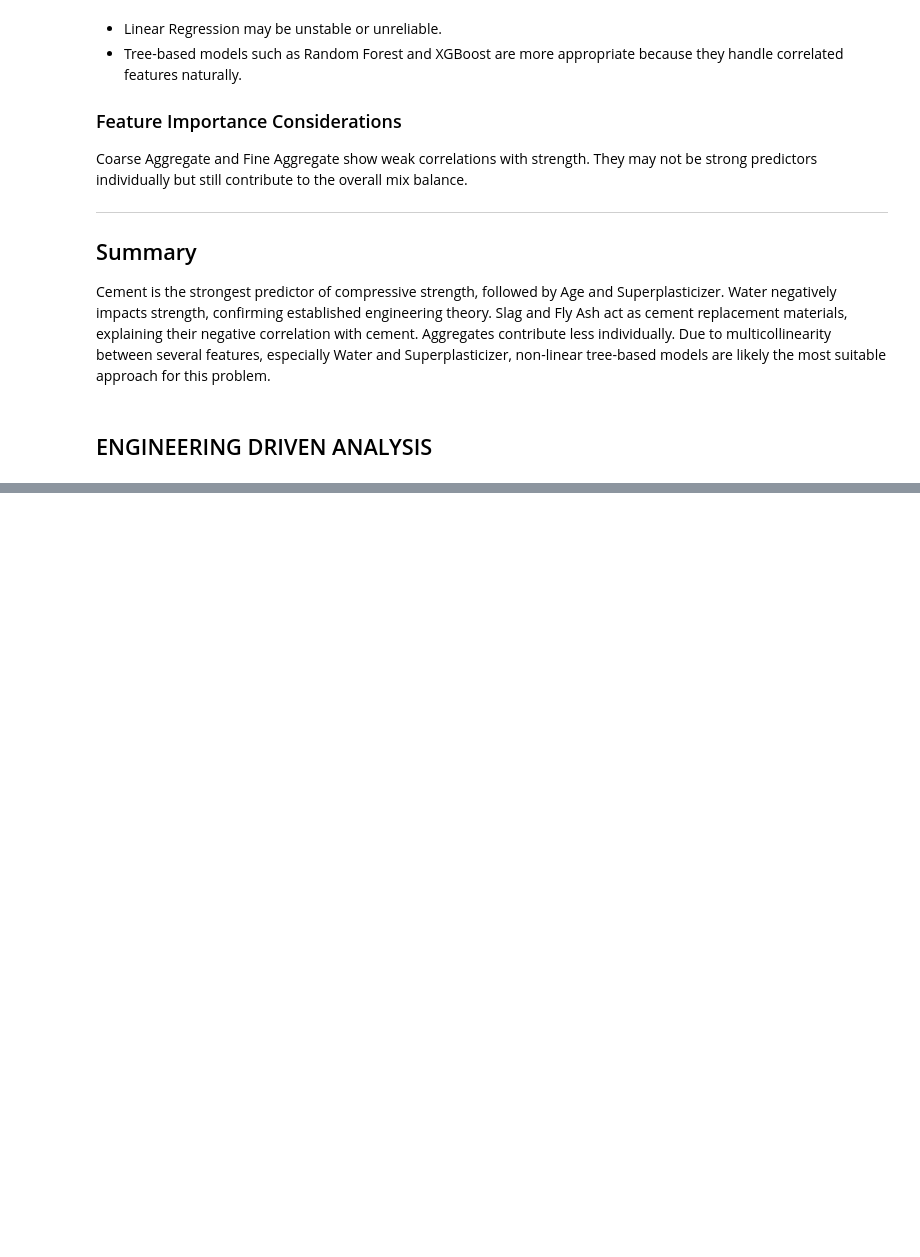
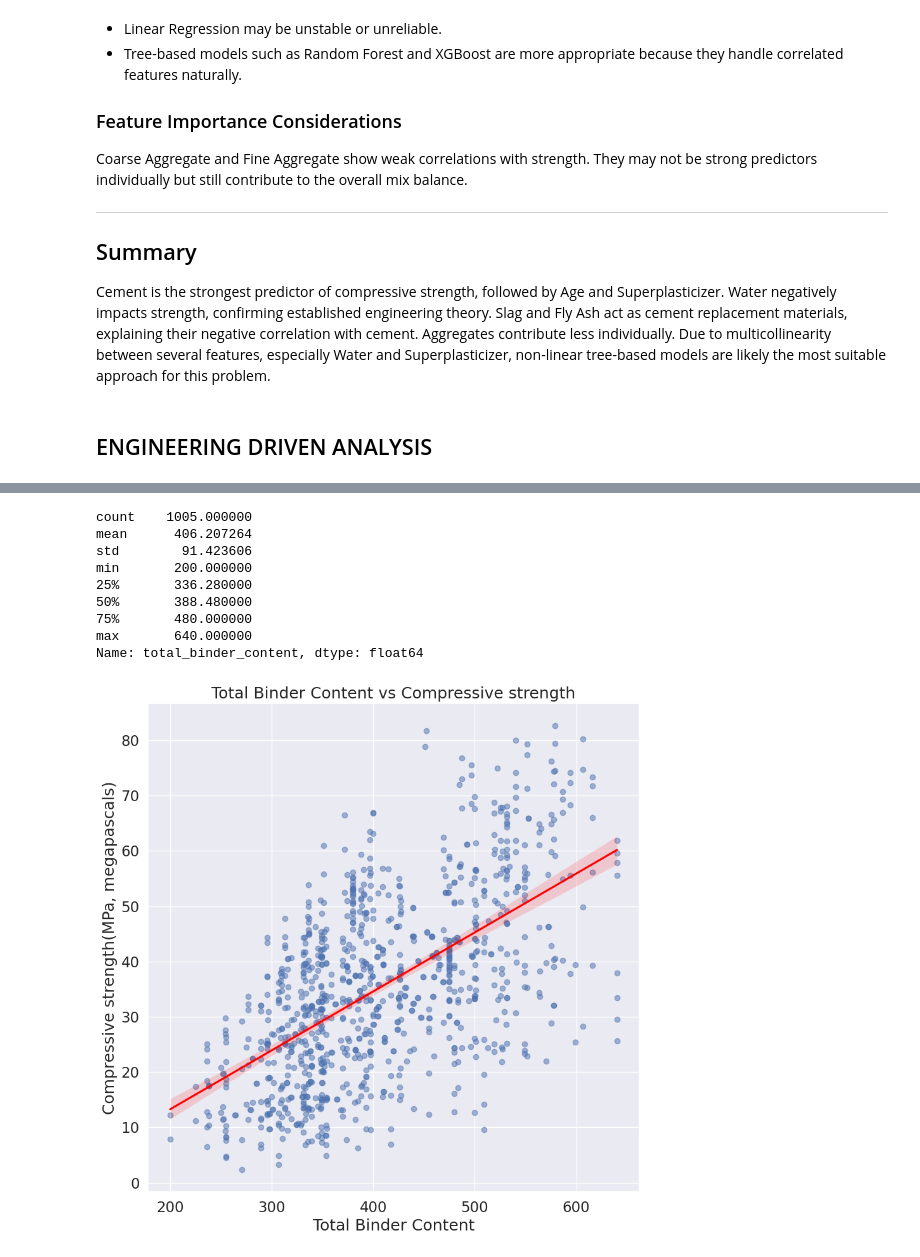
Before and after one commit to Darlene-13/concrete_strength_prediction, a Jupyter notebook: notebooks/01_EDA.ipynb, the cells around one changed output, grey strips where cells are left out. Drawn from its saved outputs; the diff is of its cells as text; code cells hidden in the pictures; blank space fills up the shorter version.

```diff
--- a/notebooks/01_EDA.ipynb
+++ b/notebooks/01_EDA.ipynb
@@ -370,0 +452,32 @@ Cement is the strongest predictor of compressive strength, followed by Age and S
+# %%
+# 2. Total Binder Content
+# Cement, Slag and Fly ash all contribute to the binding strength
+df.columns.str.strip()
+df["total_binder_content"] = df["Cement (component 1)(kg in a m^3 mixture)"] + df["Blast Furnace Slag (component 2)(kg in a m^3 mixture)"] + df["Fly Ash (component 3)(kg in a m^3 mixture)"]
+#Data Integrity
+print(df["total_binder_content"].describe())
+# Plotting it against strength
+plt.figure(figsize = (10,10))
+sns.regplot(
+    x = df["total_binder_content"],
+    y = df["Concrete compressive strength(MPa, megapascals)"],
+    scatter_kws = {'alpha':0.5},
+    line_kws = {'color':'red'},
+)
+plt.title("Total Binder Content vs Compressive strength")
+plt.xlabel("Total Binder Content")
+plt.ylabel("Compressive strength(MPa, megapascals)")
+plt.show()
+# Correlation matrix
+df[["total_binder_content","Cement (component 1)(kg in a m^3 mixture)", "Blast Furnace Slag (component 2)(kg in a m^3 mixture)","Fly Ash (component 3)(kg in a m^3 mixture)","Concrete compressive strength(MPa, megapascals)"]].corr()
+# %% [output]
+count    1005.000000
+mean      406.207264
+std        91.423606
+min       200.000000
+25%       336.280000
+50%       388.480000
+75%       480.000000
+max       640.000000
+Name: total_binder_content, dtype: float64
+[figure, added]
```
Also changed, not shown: parts of 9 cells of this notebook, 3 other files.
